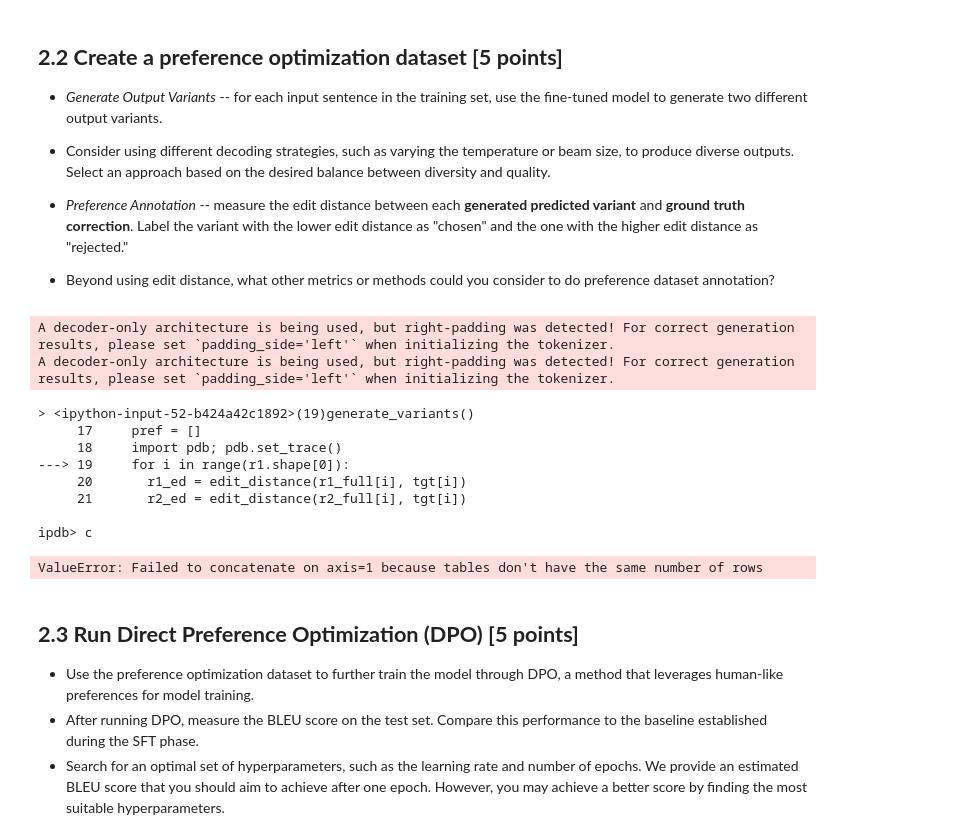
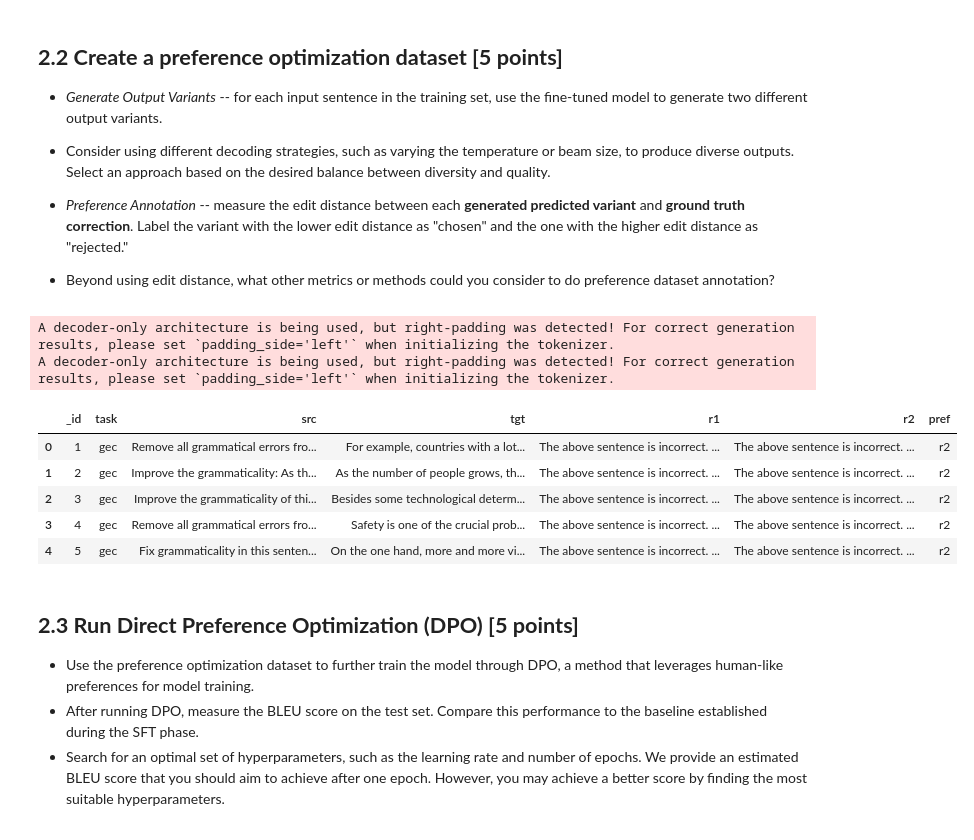
Before and after one commit to adragnar/cohere_eval, a Jupyter notebook: 2025_Scholar_Takehome_Exam.ipynb, the cells around one changed output. Cells and saved outputs as stored; diff of their text form; code cells hidden in the pictures.

```diff
--- a/2025_Scholar_Takehome_Exam.ipynb
+++ b/2025_Scholar_Takehome_Exam.ipynb
@@ -728,23 +728,23 @@ def generate_variants(model, tokenizer, src, tgt):
 #Label each with ch
 train_ds_sample = train_ds.select(range(10))
 prefopinfo = generate_variants(model, tokenizer, train_ds_sample['src'], train_ds_sample['tgt'])
-train_ds = train_ds.add_column('r1', prefopinfo['r1'])
-train_ds = train_ds.add_column('r2', prefopinfo['r2'])
-train_ds = train_ds.add_column('pref', prefopinfo['pref'])
+train_ds_sample = train_ds_sample.add_column('r1', prefopinfo['r1'])
+train_ds_sample = train_ds_sample.add_column('r2', prefopinfo['r2'])
+train_ds_sample = train_ds_sample.add_column('pref', prefopinfo['pref'])
 # %% [output]
 A decoder-only architecture is being used, but right-padding was detected! For correct generation results, please set `padding_side='left'` when initializing the tokenizer.
 A decoder-only architecture is being used, but right-padding was detected! For correct generation results, please set `padding_side='left'` when initializing the tokenizer.
-> <ipython-input-52-b424a42c1892>(19)generate_variants()
-     17     pref = []
-     18     import pdb; pdb.set_trace()
----> 19     for i in range(r1.shape[0]):
-     20       r1_ed = edit_distance(r1_full[i], tgt[i])
-     21       r2_ed = edit_distance(r2_full[i], tgt[i])
-
-ipdb> c
-ValueError: Failed to concatenate on axis=1 because tables don't have the same number of rows
 # %%
 # TODO: (Load and) Visualize the created dataset -- display at least 5 lines of the dataset.
+
+train_ds_sample.to_pandas().head()
+# %% [output]
+|  | _id | task | src | tgt | r1 | r2 | pref |
+| 0 | 1 | gec | Remove all grammatical errors fro... | For example, countries with a lot... | The above sentence is incorrect. ... | The above sentence is incorrect. ... | r2 |
+| 1 | 2 | gec | Improve the grammaticality: As th... | As the number of people grows, th... | The above sentence is incorrect. ... | The above sentence is incorrect. ... | r2 |
+| 2 | 3 | gec | Improve the grammaticality of thi... | Besides some technological determ... | The above sentence is incorrect. ... | The above sentence is incorrect. ... | r2 |
+| 3 | 4 | gec | Remove all grammatical errors fro... | Safety is one of the crucial prob... | The above sentence is incorrect. ... | The above sentence is incorrect. ... | r2 |
+| 4 | 5 | gec | Fix grammaticality in this senten... | On the one hand, more and more vi... | The above sentence is incorrect. ... | The above sentence is incorrect. ... | r2 |
 # %% [markdown]
 ## **2.3 Run Direct Preference Optimization (DPO) [5 points]**
 * Use the preference optimization dataset to further train the model through DPO, a method that leverages human-like preferences for model training.
```
Also changed, not shown: parts of 5 cells of this notebook.
